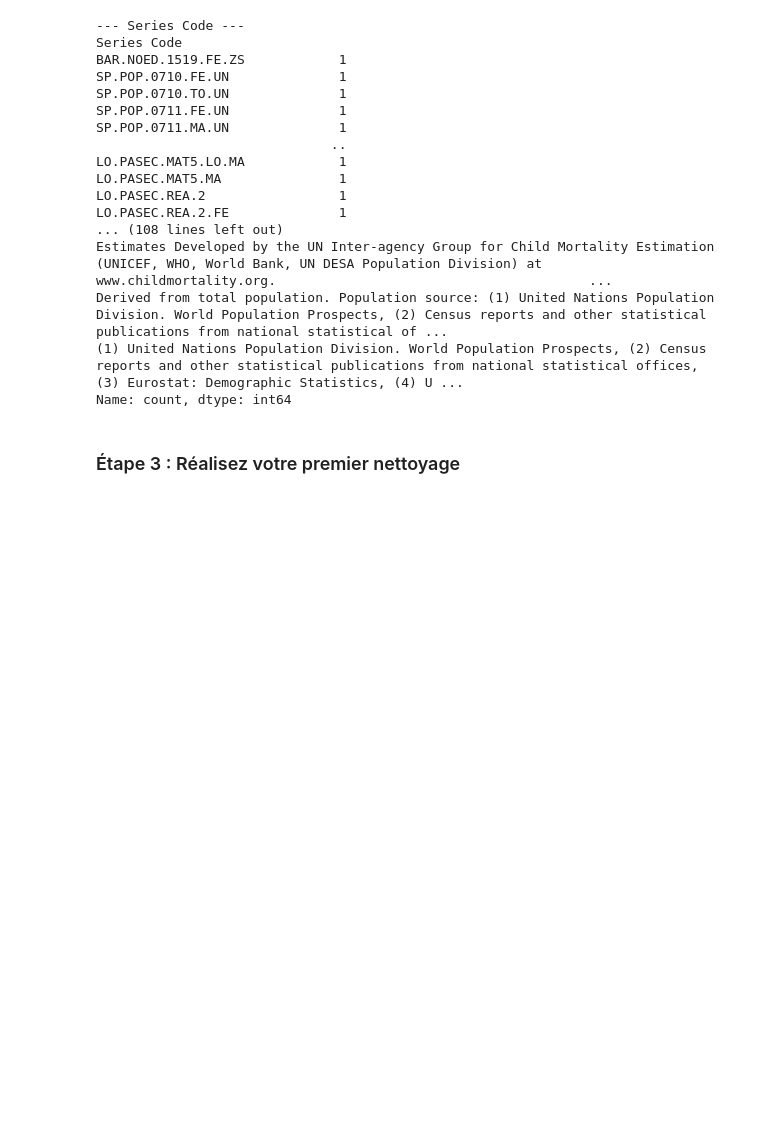
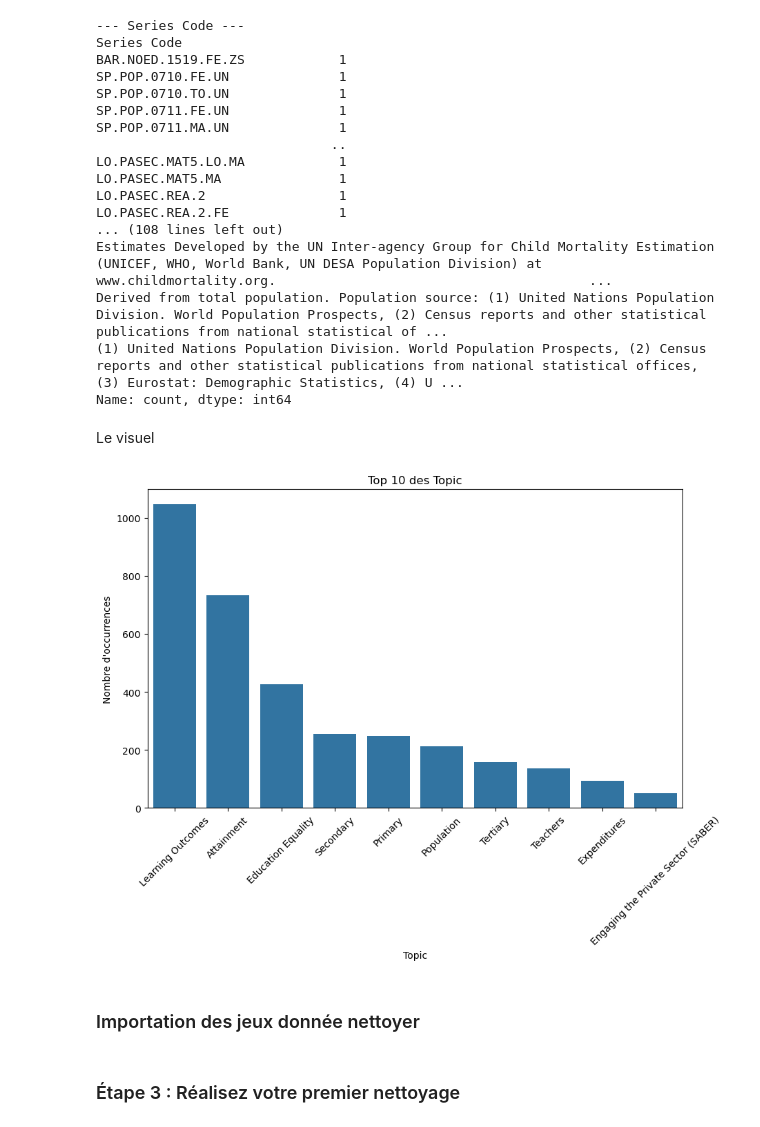
Before and after one commit to Noel974/Analysez-des-donn-es-de-syst-mes-ducatifs, a Jupyter notebook: Analysez des données de systèmes éducatifs.ipynb, the cells around one changed output. Drawn from its saved outputs; the diff is of its cells as text; code cells hidden in the pictures; blank space fills up the shorter version.

```diff
--- a/Analysez des données de systèmes éducatifs.ipynb
+++ b/Analysez des données de systèmes éducatifs.ipynb
@@ -988,12 +919,12 @@ dtype: float64
 # %% [markdown]
 ##### 6.Supprimer les colonnes inutilisables
 # %%
-data = data.dropna(thresh=len(data)*0.8, axis=1)
-print(data.isnull().sum())
-print(data.shape)
+df5 = df5.dropna(thresh=len(df5)*0.8, axis=1)
+print(df5.isnull().sum())
+print(df5.shape)
 
 # Sauvegarde du dataset nettoyé
-data.to_csv("EdStatsSeries_clean.csv", index=False)
+df5.to_csv("EdStatsSeries_clean.csv", index=False)
 # %% [output]
 Series Code        0
 Topic              0
@@ -1037,3 +968,20 @@ Estimates Developed by the UN Inter-agency Group for Child Mortality Estimation
 Derived from total population. Population source: (1) United Nations Population Division. World Population Prospects, (2) Census reports and other statistical publications from national statistical of ...
 (1) United Nations Population Division. World Population Prospects, (2) Census reports and other statistical publications from national statistical offices, (3) Eurostat: Demographic Statistics, (4) U ...
 Name: count, dtype: int64
+# %% [markdown]
+Le visuel
+# %%
+# Top 10 des Topic
+top_series = df5['Topic'].value_counts().head(10)
+
+plt.figure(figsize=(10,6))
+sns.barplot(x=top_series.index, y=top_series.values)
+plt.title("Top 10 des Topic")
+plt.xticks(rotation=45)
+plt.ylabel("Nombre d'occurrences")
+plt.xlabel("Topic")
+plt.show()
+# %% [output]
+[figure, added]
+# %% [markdown]
+### Importation des jeux donnée nettoyer
```
Also changed, not shown: parts of 205 cells of this notebook, 2 other files.
